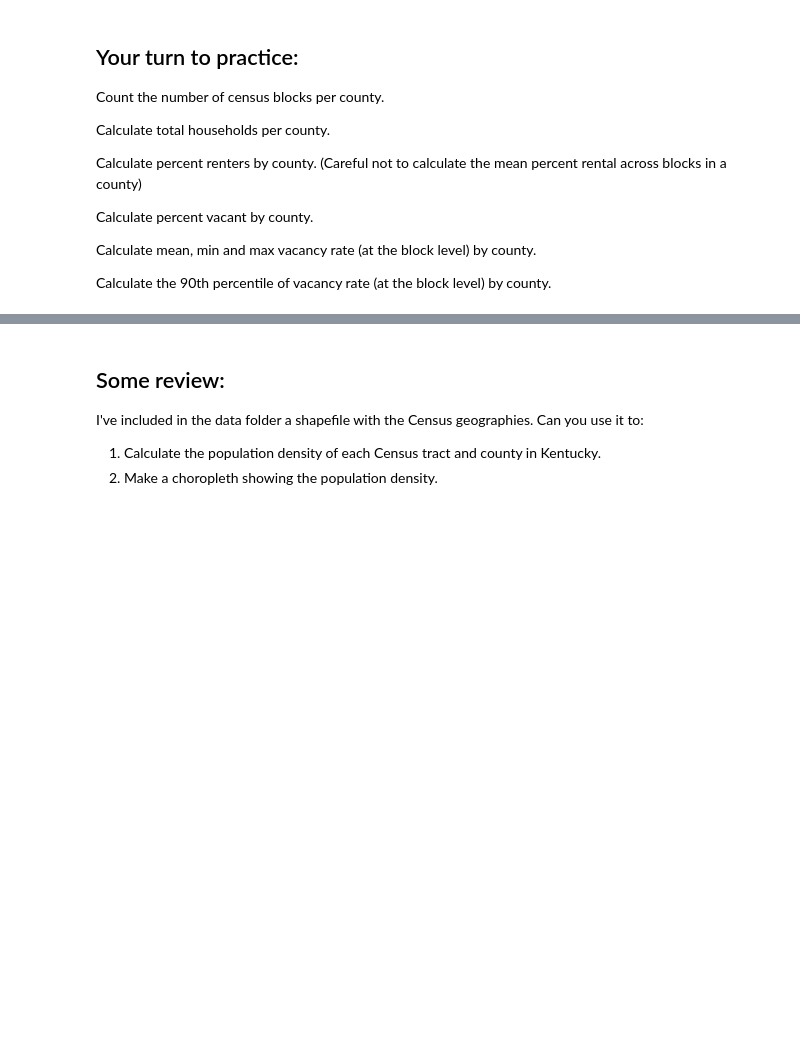
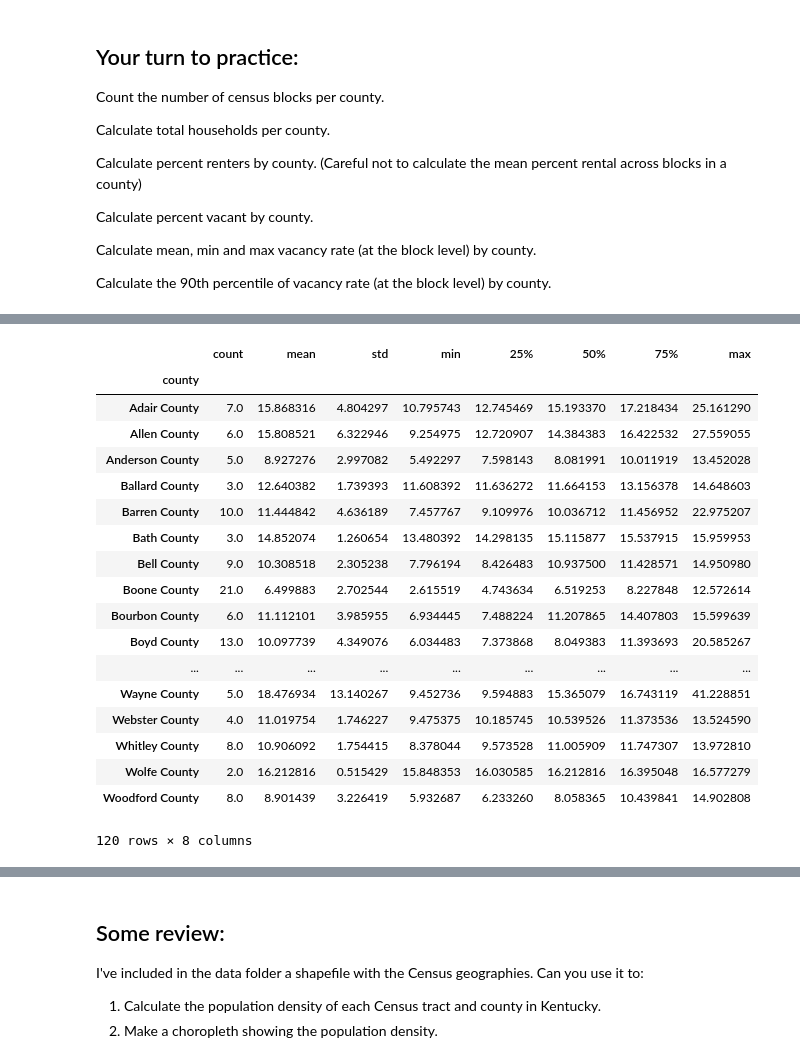
Before and after one commit to rianatanzen068/ce599, a Jupyter notebook: 11-Grouping/groupby.ipynb, the cells around one changed output, grey strips where cells are left out. Cells and saved outputs as stored; diff of their text form; code cells hidden in the pictures; blank space fills up the shorter version.

```diff
--- a/11-Grouping/groupby.ipynb
+++ b/11-Grouping/groupby.ipynb
@@ -251,0 +536,22 @@ Calculate the 90th percentile of vacancy rate (at the block level) by county.
+# %%
+sf1['pct_vacant'].groupby(sf1['county']).describe()
+# %% [output]
+|  | count | mean | std | min | 25% | 50% | 75% | max |
+| county |  |  |  |  |  |  |  |  |
+| Adair County | 7.0 | 15.868316 | 4.804297 | 10.795743 | 12.745469 | 15.193370 | 17.218434 | 25.161290 |
+| Allen County | 6.0 | 15.808521 | 6.322946 | 9.254975 | 12.720907 | 14.384383 | 16.422532 | 27.559055 |
+| Anderson County | 5.0 | 8.927276 | 2.997082 | 5.492297 | 7.598143 | 8.081991 | 10.011919 | 13.452028 |
+| Ballard County | 3.0 | 12.640382 | 1.739393 | 11.608392 | 11.636272 | 11.664153 | 13.156378 | 14.648603 |
+| Barren County | 10.0 | 11.444842 | 4.636189 | 7.457767 | 9.109976 | 10.036712 | 11.456952 | 22.975207 |
+| Bath County | 3.0 | 14.852074 | 1.260654 | 13.480392 | 14.298135 | 15.115877 | 15.537915 | 15.959953 |
+| Bell County | 9.0 | 10.308518 | 2.305238 | 7.796194 | 8.426483 | 10.937500 | 11.428571 | 14.950980 |
+| Boone County | 21.0 | 6.499883 | 2.702544 | 2.615519 | 4.743634 | 6.519253 | 8.227848 | 12.572614 |
+| Bourbon County | 6.0 | 11.112101 | 3.985955 | 6.934445 | 7.488224 | 11.207865 | 14.407803 | 15.599639 |
+| Boyd County | 13.0 | 10.097739 | 4.349076 | 6.034483 | 7.373868 | 8.049383 | 11.393693 | 20.585267 |
+| ... | ... | ... | ... | ... | ... | ... | ... | ... |
+| Wayne County | 5.0 | 18.476934 | 13.140267 | 9.452736 | 9.594883 | 15.365079 | 16.743119 | 41.228851 |
+| Webster County | 4.0 | 11.019754 | 1.746227 | 9.475375 | 10.185745 | 10.539526 | 11.373536 | 13.524590 |
+| Whitley County | 8.0 | 10.906092 | 1.754415 | 8.378044 | 9.573528 | 11.005909 | 11.747307 | 13.972810 |
+| Wolfe County | 2.0 | 16.212816 | 0.515429 | 15.848353 | 16.030585 | 16.212816 | 16.395048 | 16.577279 |
+| Woodford County | 8.0 | 8.901439 | 3.226419 | 5.932687 | 6.233260 | 8.058365 | 10.439841 | 14.902808 |
+120 rows × 8 columns
```
Also changed, not shown: parts of 29 cells of this notebook, 4 other files.
